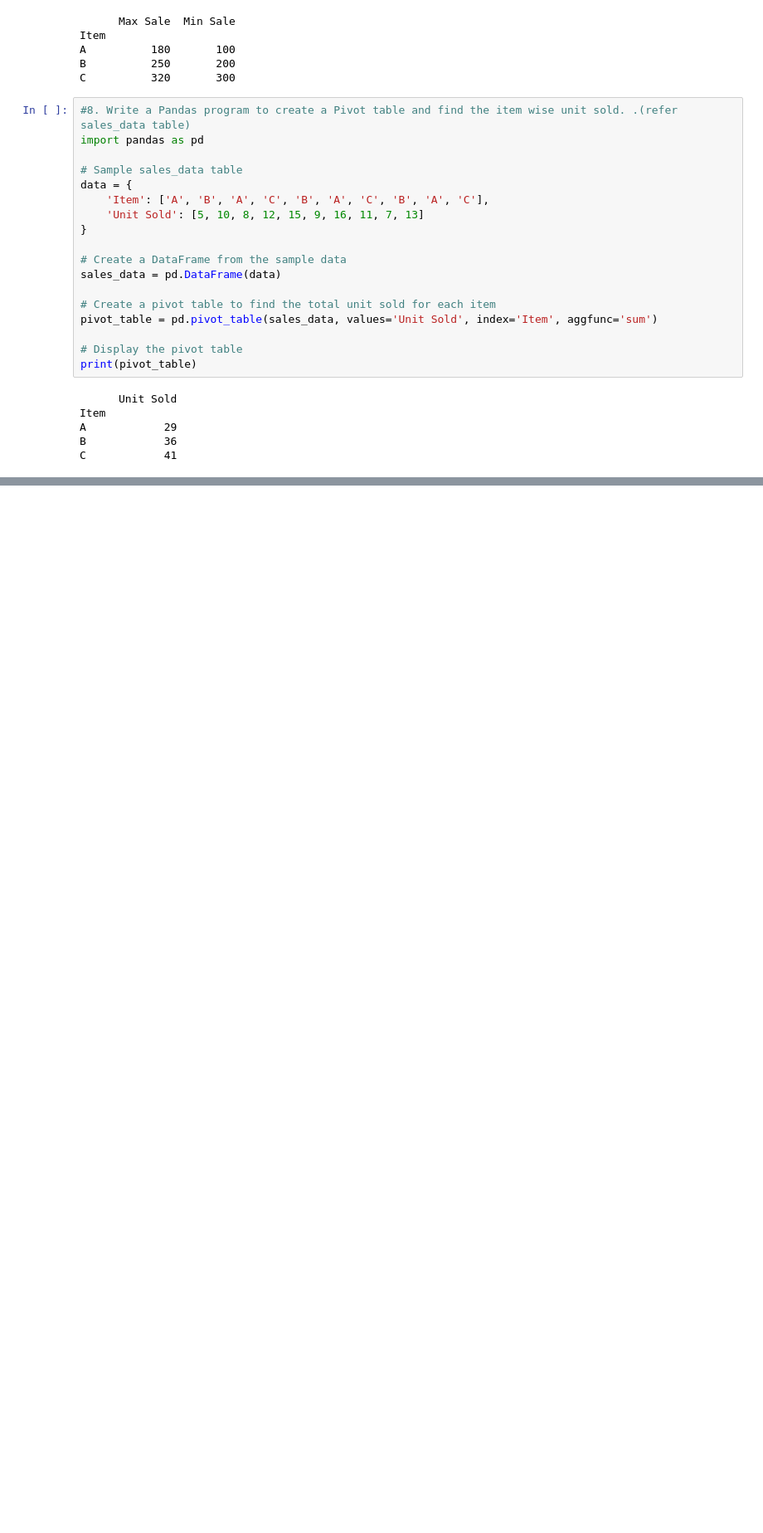
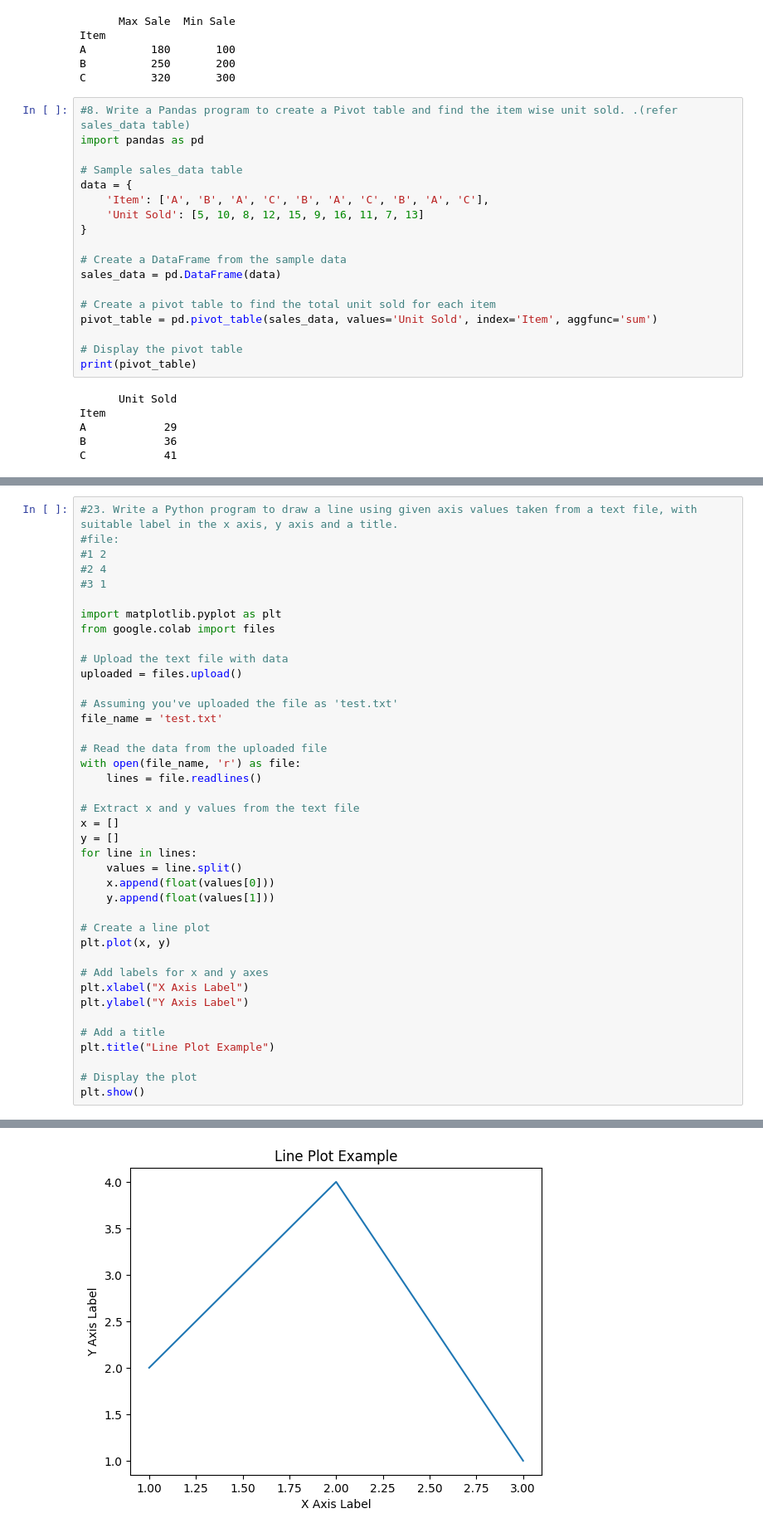
Before and after one commit to bharathwajks26/Programs, a Jupyter notebook: 192124033_QPDS.ipynb, the cells around one changed output, grey strips where cells are left out. Shown: that part at 83% size. Drawn from its saved outputs; the diff is of its cells as text; blank space fills up the shorter version.

```diff
--- a/192124033_QPDS.ipynb
+++ b/192124033_QPDS.ipynb
@@ -282,0 +658,41 @@ C            41
+# %%
+#23. Write a Python program to draw a line using given axis values taken from a text file, with suitable label in the x axis, y axis and a title.
+#file:
+#1 2
+#2 4
+#3 1
+
+import matplotlib.pyplot as plt
+from google.colab import files
+
+# Upload the text file with data
+uploaded = files.upload()
+
+# Assuming you've uploaded the file as 'test.txt'
+file_name = 'test.txt'
+
+# Read the data from the uploaded file
+with open(file_name, 'r') as file:
+    lines = file.readlines()
+
+# Extract x and y values from the text file
+x = []
+y = []
+for line in lines:
+    values = line.split()
+    x.append(float(values[0]))
+    y.append(float(values[1]))
+
+# Create a line plot
+plt.plot(x, y)
+
+# Add labels for x and y axes
+plt.xlabel("X Axis Label")
+plt.ylabel("Y Axis Label")
+
+# Add a title
+plt.title("Line Plot Example")
+
+# Display the plot
+plt.show()
+# %% [output]
@@ -282,0 +701 @@ C            41
+[figure, added]
```
Also changed, not shown: parts of 32 cells of this notebook.
